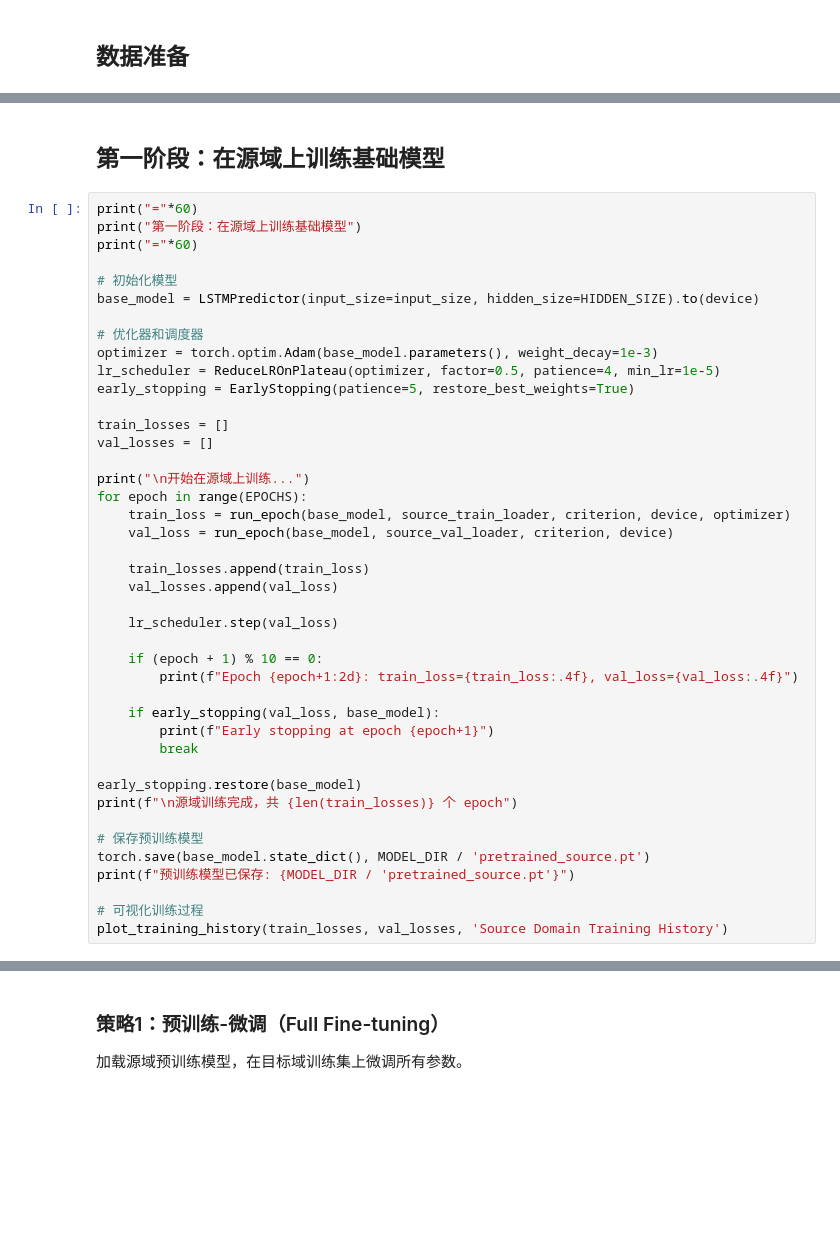
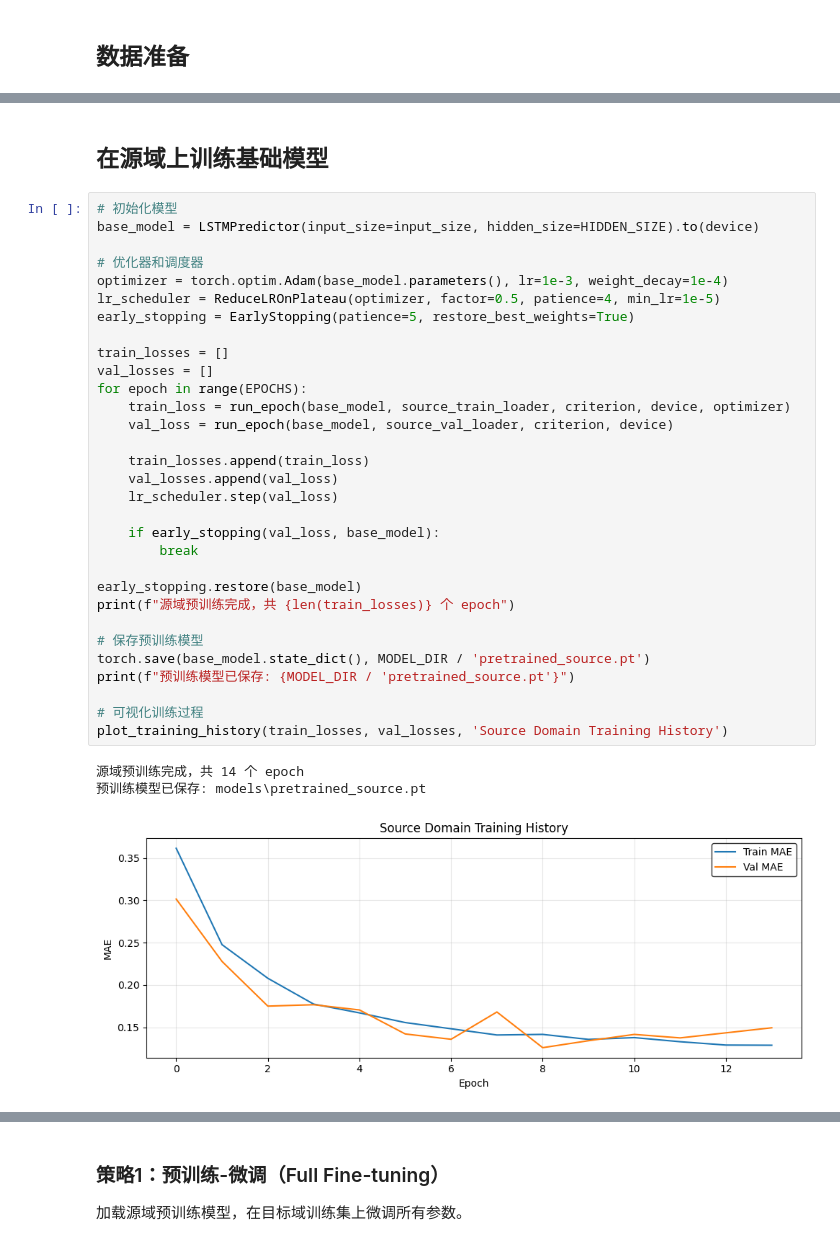
Before and after one commit to HowerL/load_forecasting, a Jupyter notebook: transfer_learning.ipynb, the cells around one changed output, grey strips where cells are left out. Cells and saved outputs as stored; diff of their text form; blank space fills up the shorter version.

```diff
--- a/transfer_learning.ipynb
+++ b/transfer_learning.ipynb
@@ -153,47 +136,40 @@ print("已加载目标域scaler")
 # 定义损失函数
 criterion = nn.L1Loss()  # MAE loss
 # %% [markdown]
-## 第一阶段：在源域上训练基础模型
+## 在源域上训练基础模型
 # %%
-print("="*60)
-print("第一阶段：在源域上训练基础模型")
-print("="*60)
-
 # 初始化模型
 base_model = LSTMPredictor(input_size=input_size, hidden_size=HIDDEN_SIZE).to(device)
 
 # 优化器和调度器
-optimizer = torch.optim.Adam(base_model.parameters(), weight_decay=1e-3)
+optimizer = torch.optim.Adam(base_model.parameters(), lr=1e-3, weight_decay=1e-4)
 lr_scheduler = ReduceLROnPlateau(optimizer, factor=0.5, patience=4, min_lr=1e-5)
 early_stopping = EarlyStopping(patience=5, restore_best_weights=True)
 
 train_losses = []
 val_losses = []
-
-print("\n开始在源域上训练...")
 for epoch in range(EPOCHS):
     train_loss = run_epoch(base_model, source_train_loader, criterion, device, optimizer)
     val_loss = run_epoch(base_model, source_val_loader, criterion, device)
 
     train_losses.append(train_loss)
     val_losses.append(val_loss)
-
     lr_scheduler.step(val_loss)
 
-    if (epoch + 1) % 10 == 0:
-        print(f"Epoch {epoch+1:2d}: train_loss={train_loss:.4f}, val_loss={val_loss:.4f}")
-
     if early_stopping(val_loss, base_model):
-        print(f"Early stopping at epoch {epoch+1}")
         break
 
 early_stopping.restore(base_model)
-print(f"\n源域训练完成，共 {len(train_losses)} 个 epoch")
+print(f"源域预训练完成，共 {len(train_losses)} 个 epoch")
 
 # 保存预训练模型
 torch.save(base_model.state_dict(), MODEL_DIR / 'pretrained_source.pt')
 print(f"预训练模型已保存: {MODEL_DIR / 'pretrained_source.pt'}")
 
 # 可视化训练过程
 plot_training_history(train_losses, val_losses, 'Source Domain Training History')
+# %% [output]
+源域预训练完成，共 14 个 epoch
+预训练模型已保存: models\pretrained_source.pt
+[figure, added]
 # %% [markdown]
```
Also changed, not shown: parts of 15 cells of this notebook, 8 other files.
